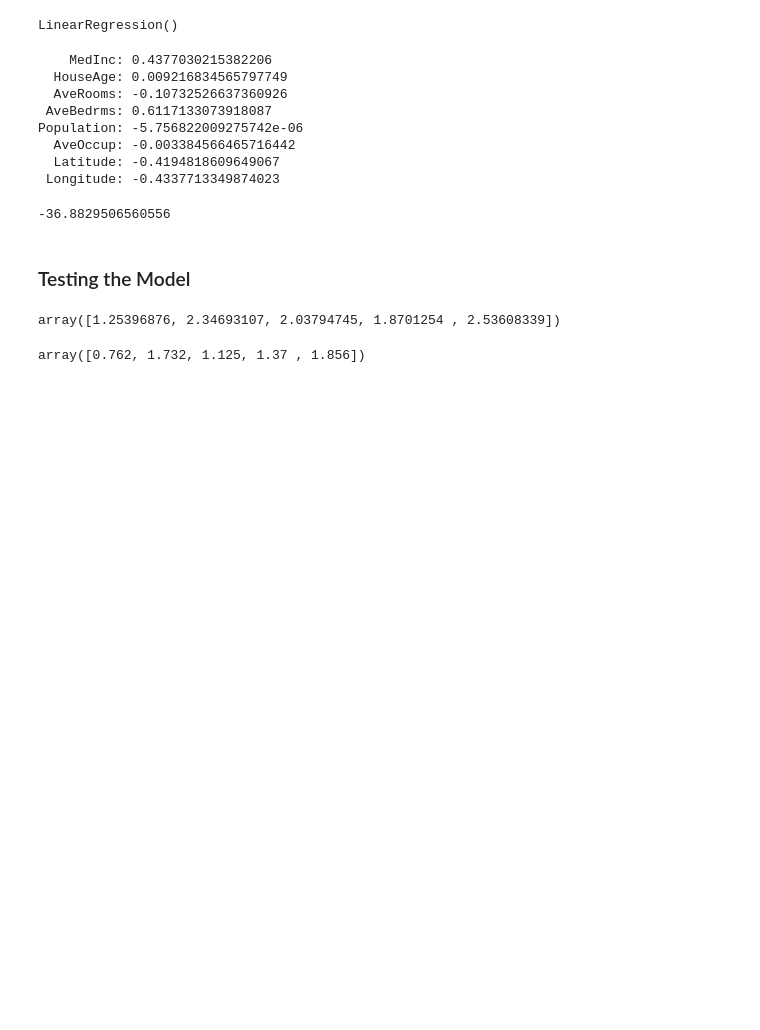
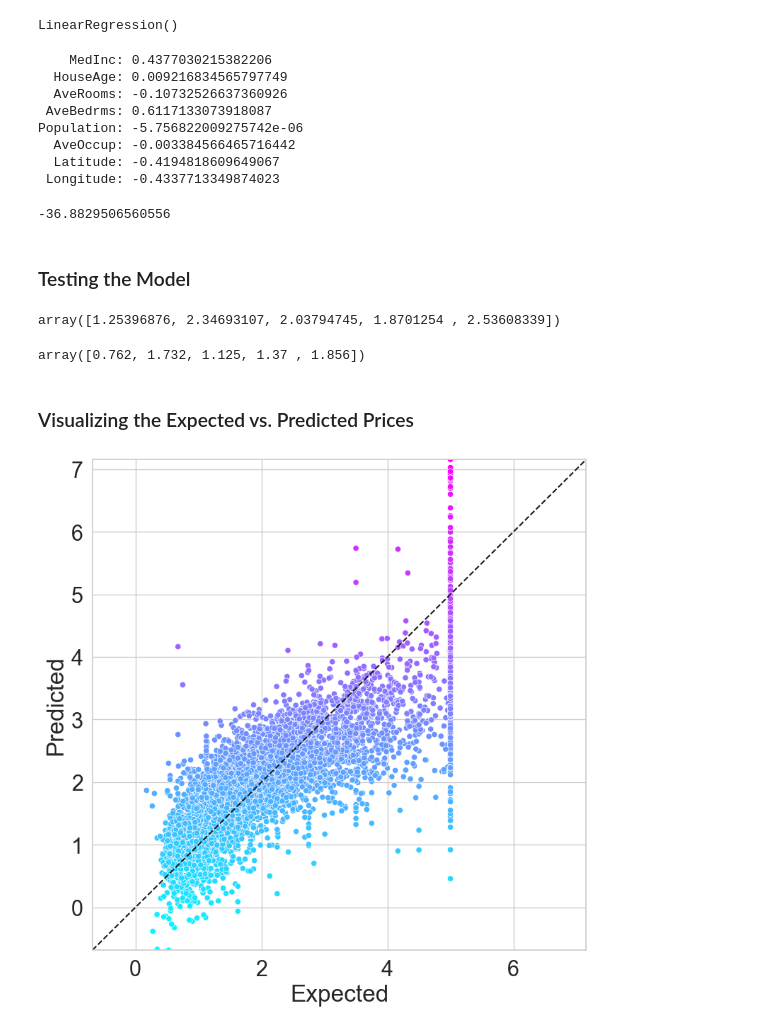
Before and after one commit to drodmay1/datafun-07-applied, a Jupyter notebook: david_ml.ipynb, the cells around one changed output. Drawn from its saved outputs; the diff is of its cells as text; code cells hidden in the pictures; blank space fills up the shorter version.

Commit message:
visual added - CA

```diff
--- a/david_ml.ipynb
+++ b/david_ml.ipynb
@@ -525,3 +525,32 @@ array([1.25396876, 2.34693107, 2.03794745, 1.8701254 , 2.53608339])
 expected[:5]
 # %% [output]
 array([0.762, 1.732, 1.125, 1.37 , 1.856])
+# %% [markdown]
+### Visualizing the Expected vs. Predicted Prices
+# %%
+# Creating a DataFrame to compare the expected and predicted target values
+df = pd.DataFrame()
+
+# Adding the expected target values to the DataFrame
+df['Expected'] = pd.Series(expected)
+
+# Adding the predicted target values to the DataFrame
+df['Predicted'] = pd.Series(predicted)
+
+# Creating a scatter plot to visualize the comparison between expected and predicted target values
+figure = plt.figure(figsize=(9, 9))
+axes = sns.scatterplot(data=df, x='Expected', y='Predicted',
+     hue='Predicted', palette='cool', legend=False)
+
+# Setting the limits of the x and y axes based on the minimum and maximum values of expected and predicted target values
+start = min(expected.min(), predicted.min())
+end = max(expected.max(), predicted.max())
+axes.set_xlim(start, end)
+
+# Setting the limits of the y-axis based on the minimum and maximum values of expected and predicted target values
+axes.set_ylim(start, end)
+
+# Adding a diagonal line to represent perfect predictions (where expected equals predicted)
+line = plt.plot([start, end], [start, end], 'k--')
+# %% [output]
+[figure, added]
```
